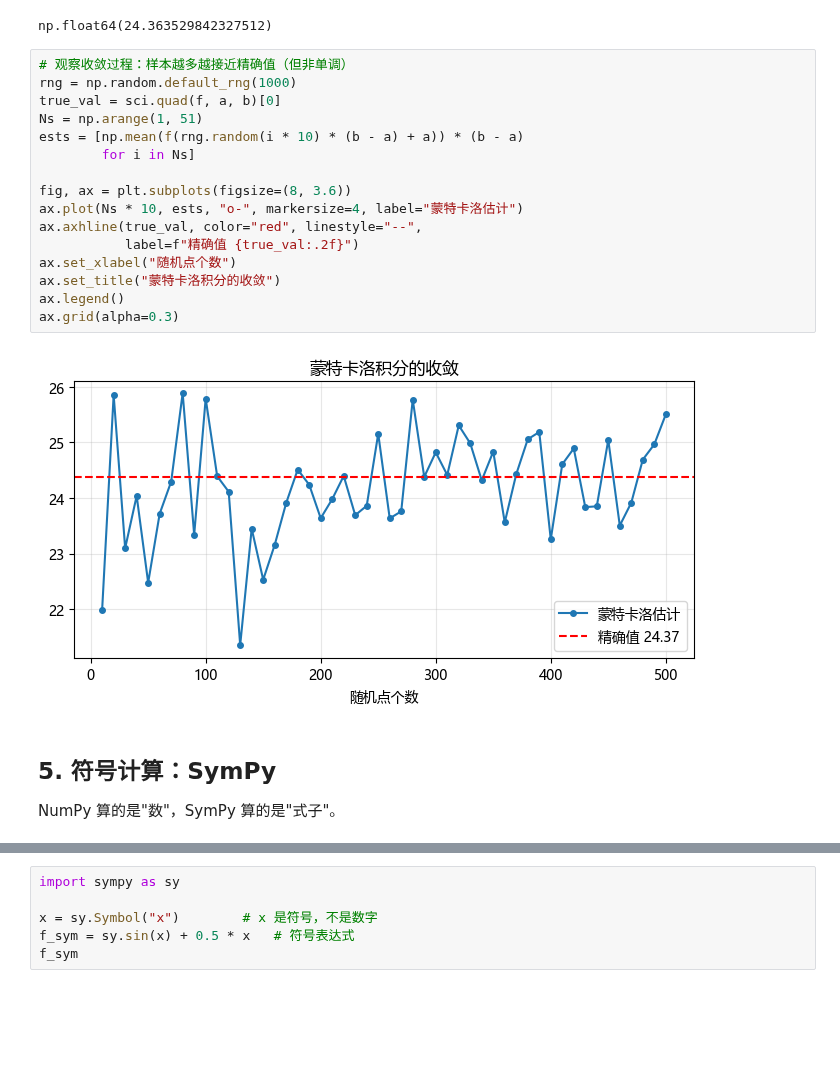
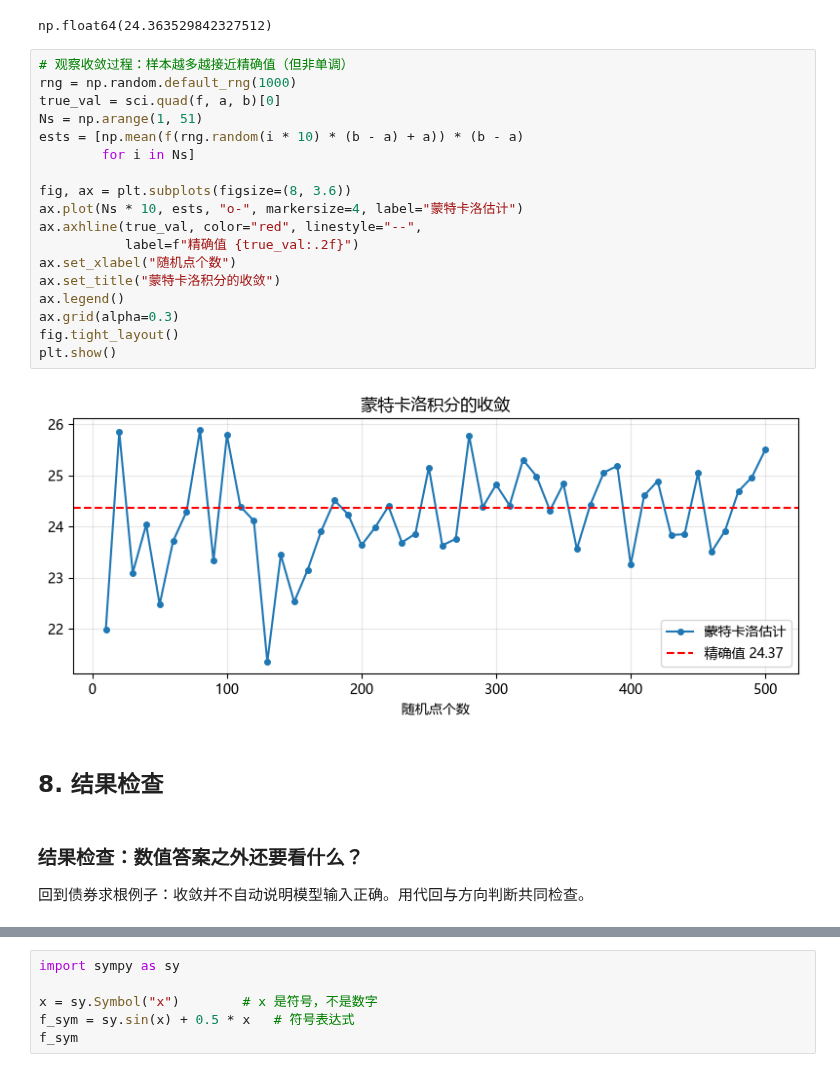
Before and after one commit to aiqfin/python-for-finance, a Jupyter notebook: Chapter8 - 数学工具/notebooks/08_Math_Tools.ipynb, the cells around one changed output, grey strips where cells are left out. Cells and saved outputs as stored; diff of their text form; blank space fills up the shorter version.

```diff
--- a/Chapter8 - 数学工具/notebooks/08_Math_Tools.ipynb
+++ b/Chapter8 - 数学工具/notebooks/08_Math_Tools.ipynb
@@ -176,22 +374,26 @@ np.float64(24.363529842327512)
 # %%
 # 观察收敛过程：样本越多越接近精确值（但非单调）
 rng = np.random.default_rng(1000)
 true_val = sci.quad(f, a, b)[0]
 Ns = np.arange(1, 51)
 ests = [np.mean(f(rng.random(i * 10) * (b - a) + a)) * (b - a)
         for i in Ns]
 
 fig, ax = plt.subplots(figsize=(8, 3.6))
 ax.plot(Ns * 10, ests, "o-", markersize=4, label="蒙特卡洛估计")
 ax.axhline(true_val, color="red", linestyle="--",
            label=f"精确值 {true_val:.2f}")
 ax.set_xlabel("随机点个数")
 ax.set_title("蒙特卡洛积分的收敛")
 ax.legend()
 ax.grid(alpha=0.3)
+fig.tight_layout()
+plt.show()
 # %% [output]
-[figure, old version]
+[figure, new version]
-# %% [markdown]
-## 5. 符号计算：SymPy
-
-NumPy 算的是"数"，SymPy 算的是"式子"。
+# %% [markdown]
+## 8. 结果检查
+# %% [markdown]
+### 结果检查：数值答案之外还要看什么？
+
+回到债券求根例子：收敛并不自动说明模型输入正确。用代回与方向判断共同检查。
```
Also changed, not shown: parts of 55 cells of this notebook, 10 other files.
